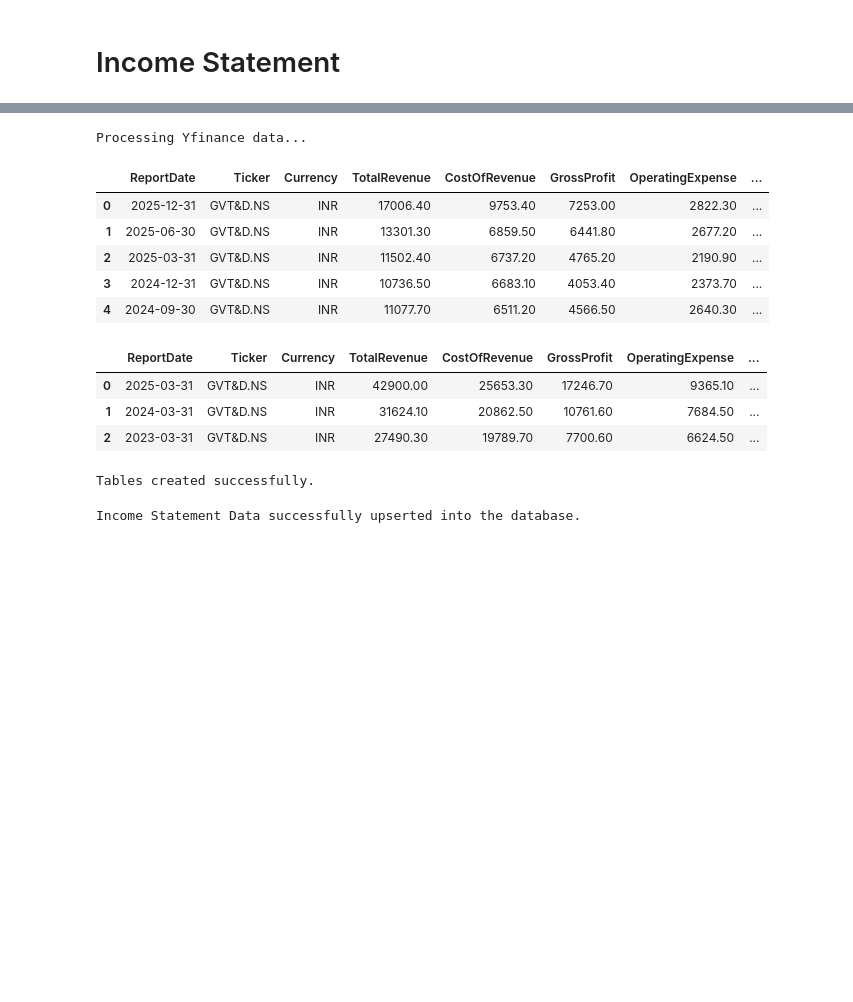
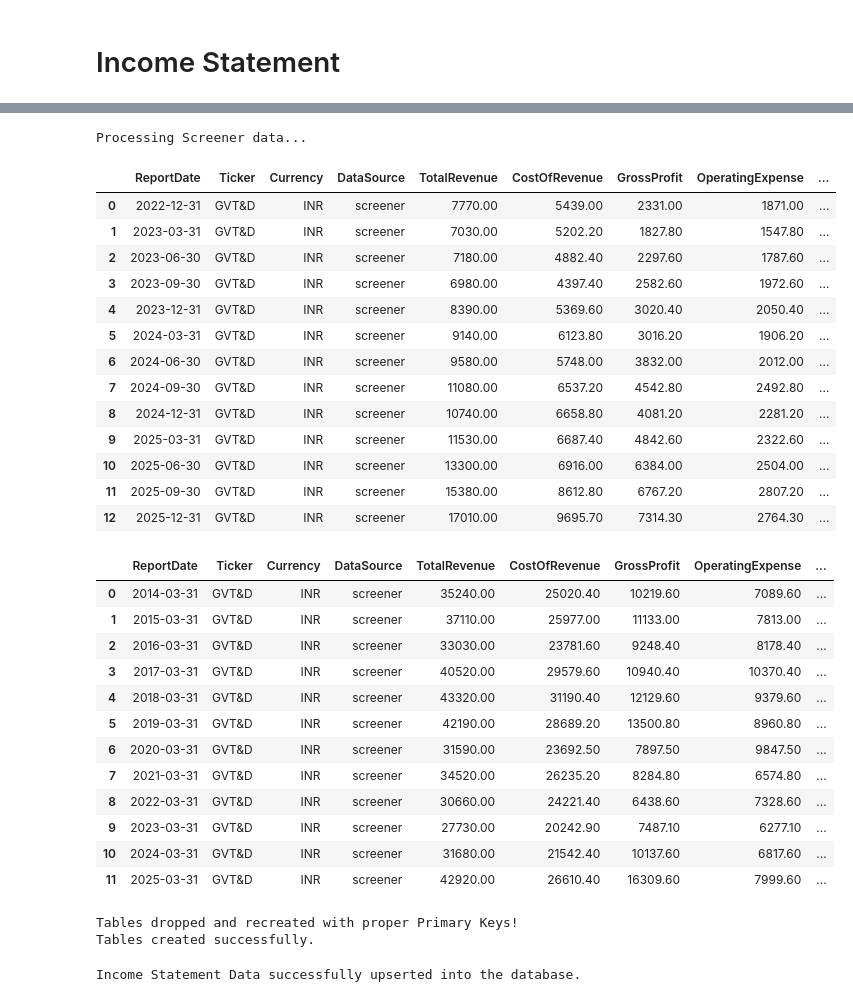
Before and after one commit to ashishmaharana188/financial_ETL_project, a Jupyter notebook: statementScrape.ipynb, the cells around one changed output, grey strips where cells are left out. Cells and saved outputs as stored; diff of their text form; code cells hidden in the pictures; blank space fills up the shorter version.

```diff
--- a/statementScrape.ipynb
+++ b/statementScrape.ipynb
@@ -19,7 +19,7 @@ API_KEY = "V6FLFA1K7ECKP0RK"
 #disable certificate warnings
 urllib3.disable_warnings(urllib3.exceptions.InsecureRequestWarning)
 
-tickerName = yf.Ticker("GVT&D.NS") #MSFT #HINDCOPPER #PLTR
+tickerName = yf.Ticker("GVT&D") #MSFT #GVT&D #PLTR
 pd.set_option('display.float_format', lambda x: '%.2f' % x)
 # %%
 CACHE_DIR = "offline_statements"
@@ -337,5 +322,5 @@ def get_screener_financials(ticker, report_type="yearly"):
 if not use_yfinance and not alpha_vantage:
   dfIncomeStatementQ = pd.DataFrame(get_screener_financials(tickerName.ticker, report_type='quarterly'))
   dfIncomeStatementY = pd.DataFrame(get_screener_financials(tickerName.ticker, report_type='yearly'))
-  display(dfIncomeStatementQ)
+  display(dfIncomeStatementQ.index)
   display(dfIncomeStatementY.index)
@@ -475,7 +478,7 @@ def clean_financial_dataframe(df):
     return df.replace(r'[%,+]', '', regex=True).apply(pd.to_numeric, errors='coerce')
 
 
-def format_statement_for_db(df, target_columns, ticker, currency, multiplier=1.0,index_col_name='index', transpose=False):
+def format_statement_for_db(df, target_columns, ticker, currency,data_source, multiplier=1.0,index_col_name='index', transpose=False):
 
     if transpose:
         df = df.T
@@ -499,6 +502,7 @@ def format_statement_for_db(df, target_columns, ticker, currency, multiplier=1.0
     # Insert Ticker at the beginning
     clean_df.insert(1, 'Ticker', ticker)
     clean_df.insert(2, 'Currency', currency)
+    clean_df.insert(3, 'DataSource', data_source)
 
     return clean_df
 
@@ -550,7 +554,7 @@ def convert_screener_percentages_to_absolute(df_screener_is):
             df_screener_is.loc['OtherCost'] = sales * (df_screener_is.loc['OtherCost'].fillna(0) / 100)
 
     # 2. Tax Item (Base = Profit before tax)
-    if 'Profit before tax' in df_screener_is.index and 'Tax' in df_screener_is.index:
+    if 'ProfitBeforeTax' in df_screener_is.index and 'Tax' in df_screener_is.index:
         pbt = df_screener_is.loc['ProfitBeforeTax'].fillna(0)
         df_screener_is.loc['Tax'] = pbt * (df_screener_is.loc['Tax'].fillna(0) / 100)
 
@@ -851,19 +714,19 @@ if alpha_vantage:
 
     #rename av columns to uniform ittleson columns
     dfIncomeStatementQ = format_statement_for_db(
-        dfIncomeStatementQ, ittelson_income_statement_columns,tickerName.ticker,currency=stmt_currency, multiplier=stmt_multiplier,transpose=True)
+        dfIncomeStatementQ, ittelson_income_statement_columns,tickerName.ticker,currency=stmt_currency,data_source='vantage', multiplier=stmt_multiplier,transpose=True)
     dfIncomeStatementY = format_statement_for_db(
-        dfIncomeStatementY, ittelson_income_statement_columns,tickerName.ticker,currency=stmt_currency, multiplier=stmt_multiplier,transpose=True)
+        dfIncomeStatementY, ittelson_income_statement_columns,tickerName.ticker,currency=stmt_currency,data_source='vantage', multiplier=stmt_multiplier,transpose=True)
     display(dfIncomeStatementQ)
 
     #Filter, reset and rename fisacalDate column, add ticker column, replace none and change data types from string to numeric
     clean_quarterly_income_statement = format_statement_for_db(
-        dfIncomeStatementQ, ittelson_income_statement_columns,tickerName.ticker,currency=stmt_currency,multiplier=stmt_multiplier, transpose=True)
+        dfIncomeStatementQ, ittelson_income_statement_columns,tickerName.ticker,currency=stmt_currency,data_source='vantage',multiplier=stmt_multiplier, transpose=True)
     clean_quarterly_income_statement = clean_quarterly_income_statement.replace('None',np.nan)
     display(clean_quarterly_income_statement)
 
     clean_yearly_income_statement = format_statement_for_db(
-        dfIncomeStatementY, ittelson_income_statement_columns,tickerName.ticker,currency=stmt_currency,multiplier=stmt_multiplier,transpose=False)
+        dfIncomeStatementY, ittelson_income_statement_columns,tickerName.ticker,currency=stmt_currency,data_source='vantage',multiplier=stmt_multiplier,transpose=False)
     clean_yearly_income_statement = clean_yearly_income_statement.replace('None',np.nan)
     display(clean_yearly_income_statement)
 
@@ -879,55 +742,74 @@ elif use_yfinance:
 
     dfIncomeStatementQ_calc = apply_income_statement_fallbacks(df_normalize_Q, ittelson_income_statement_columns)
     dfIncomeStatementY_calc = apply_income_statement_fallbacks(df_normalize_Y, ittelson_income_statement_columns)
 
     # Yfinance needs .T because metrics are the index, we want dates as the index
     clean_quarterly_income_statement = format_statement_for_db(
-        dfIncomeStatementQ_calc, ittelson_income_statement_columns,tickerName.ticker,currency=stmt_currency,multiplier=stmt_multiplier,transpose=True)
+        dfIncomeStatementQ_calc, ittelson_income_statement_columns,tickerName.ticker,currency=stmt_currency,data_source='yfinance',multiplier=stmt_multiplier,transpose=True)
     display(clean_quarterly_income_statement)
 
     clean_yearly_income_statement = format_statement_for_db(
-        dfIncomeStatementY_calc, ittelson_income_statement_columns,tickerName.ticker,currency=stmt_currency,multiplier=stmt_multiplier, transpose=True)
+        dfIncomeStatementY_calc, ittelson_income_statement_columns,tickerName.ticker,currency=stmt_currency,data_source='yfinance',multiplier=stmt_multiplier, transpose=True)
     display(clean_yearly_income_statement)
 else:
     print("Processing Screener data...")
 
     stmt_currency = 'INR'
     stmt_multiplier = 10.0
 
     #include extra keys with normalization for further calulation - keys will be dropped at format_statement_for_db call
 
     df_normalize_Q = map_statement_via_dictionary(dfIncomeStatementQ, normalized_is_synonym_map, keys_to_fetch)
     df_normalize_Y = map_statement_via_dictionary(dfIncomeStatementY, normalized_is_synonym_map, keys_to_fetch).iloc[:,:-1]
 
     dfIncomeStatementQ_calc = apply_income_statement_fallbacks(df_normalize_Q, ittelson_income_statement_columns)
     clean_quarterly_income_statement = format_statement_for_db(
-        dfIncomeStatementQ_calc, ittelson_income_statement_columns,tickerName.ticker,currency=stmt_currency,multiplier=stmt_multiplier, transpose=True)
+        dfIncomeStatementQ_calc, ittelson_income_statement_columns,tickerName.ticker,currency=stmt_currency,data_source='screener',multiplier=stmt_multiplier, transpose=True)
     display(clean_quarterly_income_statement)
 
     dfIncomeStatementY_calc = apply_income_statement_fallbacks(df_normalize_Y, ittelson_income_statement_columns)
     clean_yearly_income_statement = format_statement_for_db(
-        dfIncomeStatementY_calc, ittelson_income_statement_columns, tickerName.ticker,currency=stmt_currency, multiplier=stmt_multiplier,transpose=True
+        dfIncomeStatementY_calc, ittelson_income_statement_columns, tickerName.ticker,currency=stmt_currency,data_source='screener', multiplier=stmt_multiplier,transpose=True
         )
     display(clean_yearly_income_statement)
 # %% [output]
-Processing Yfinance data...
+Processing Screener data...
-|  | ReportDate | Ticker | Currency | TotalRevenue | CostOfRevenue | GrossProfit | OperatingExpense | ... |
-| 0 | 2025-12-31 | GVT&D.NS | INR | 17006.40 | 9753.40 | 7253.00 | 2822.30 | ... |
-| 1 | 2025-06-30 | GVT&D.NS | INR | 13301.30 | 6859.50 | 6441.80 | 2677.20 | ... |
-| 2 | 2025-03-31 | GVT&D.NS | INR | 11502.40 | 6737.20 | 4765.20 | 2190.90 | ... |
-| 3 | 2024-12-31 | GVT&D.NS | INR | 10736.50 | 6683.10 | 4053.40 | 2373.70 | ... |
-| 4 | 2024-09-30 | GVT&D.NS | INR | 11077.70 | 6511.20 | 4566.50 | 2640.30 | ... |
+|  | ReportDate | Ticker | Currency | DataSource | TotalRevenue | CostOfRevenue | GrossProfit | OperatingExpense | ... |
+| 0 | 2022-12-31 | GVT&D | INR | screener | 7770.00 | 5439.00 | 2331.00 | 1871.00 | ... |
+| 1 | 2023-03-31 | GVT&D | INR | screener | 7030.00 | 5202.20 | 1827.80 | 1547.80 | ... |
+| 2 | 2023-06-30 | GVT&D | INR | screener | 7180.00 | 4882.40 | 2297.60 | 1787.60 | ... |
+| 3 | 2023-09-30 | GVT&D | INR | screener | 6980.00 | 4397.40 | 2582.60 | 1972.60 | ... |
+| 4 | 2023-12-31 | GVT&D | INR | screener | 8390.00 | 5369.60 | 3020.40 | 2050.40 | ... |
+| 5 | 2024-03-31 | GVT&D | INR | screener | 9140.00 | 6123.80 | 3016.20 | 1906.20 | ... |
+| 6 | 2024-06-30 | GVT&D | INR | screener | 9580.00 | 5748.00 | 3832.00 | 2012.00 | ... |
+| 7 | 2024-09-30 | GVT&D | INR | screener | 11080.00 | 6537.20 | 4542.80 | 2492.80 | ... |
+| 8 | 2024-12-31 | GVT&D | INR | screener | 10740.00 | 6658.80 | 4081.20 | 2281.20 | ... |
+| 9 | 2025-03-31 | GVT&D | INR | screener | 11530.00 | 6687.40 | 4842.60 | 2322.60 | ... |
+| 10 | 2025-06-30 | GVT&D | INR | screener | 13300.00 | 6916.00 | 6384.00 | 2504.00 | ... |
+| 11 | 2025-09-30 | GVT&D | INR | screener | 15380.00 | 8612.80 | 6767.20 | 2807.20 | ... |
+| 12 | 2025-12-31 | GVT&D | INR | screener | 17010.00 | 9695.70 | 7314.30 | 2764.30 | ... |
-|  | ReportDate | Ticker | Currency | TotalRevenue | CostOfRevenue | GrossProfit | OperatingExpense | ... |
-| 0 | 2025-03-31 | GVT&D.NS | INR | 42900.00 | 25653.30 | 17246.70 | 9365.10 | ... |
-| 1 | 2024-03-31 | GVT&D.NS | INR | 31624.10 | 20862.50 | 10761.60 | 7684.50 | ... |
-| 2 | 2023-03-31 | GVT&D.NS | INR | 27490.30 | 19789.70 | 7700.60 | 6624.50 | ... |
+|  | ReportDate | Ticker | Currency | DataSource | TotalRevenue | CostOfRevenue | GrossProfit | OperatingExpense | ... |
+| 0 | 2014-03-31 | GVT&D | INR | screener | 35240.00 | 25020.40 | 10219.60 | 7089.60 | ... |
+| 1 | 2015-03-31 | GVT&D | INR | screener | 37110.00 | 25977.00 | 11133.00 | 7813.00 | ... |
+| 2 | 2016-03-31 | GVT&D | INR | screener | 33030.00 | 23781.60 | 9248.40 | 8178.40 | ... |
+| 3 | 2017-03-31 | GVT&D | INR | screener | 40520.00 | 29579.60 | 10940.40 | 10370.40 | ... |
+| 4 | 2018-03-31 | GVT&D | INR | screener | 43320.00 | 31190.40 | 12129.60 | 9379.60 | ... |
+| 5 | 2019-03-31 | GVT&D | INR | screener | 42190.00 | 28689.20 | 13500.80 | 8960.80 | ... |
+| 6 | 2020-03-31 | GVT&D | INR | screener | 31590.00 | 23692.50 | 7897.50 | 9847.50 | ... |
+| 7 | 2021-03-31 | GVT&D | INR | screener | 34520.00 | 26235.20 | 8284.80 | 6574.80 | ... |
+| 8 | 2022-03-31 | GVT&D | INR | screener | 30660.00 | 24221.40 | 6438.60 | 7328.60 | ... |
+| 9 | 2023-03-31 | GVT&D | INR | screener | 27730.00 | 20242.90 | 7487.10 | 6277.10 | ... |
+| 10 | 2024-03-31 | GVT&D | INR | screener | 31680.00 | 21542.40 | 10137.60 | 6817.60 | ... |
+| 11 | 2025-03-31 | GVT&D | INR | screener | 42920.00 | 26610.40 | 16309.60 | 7999.60 | ... |
 # %%
+
 metadata = MetaData(schema='public')
 metadata.create_all(engine)
 
 #Define the architecture
 quarterly_income_statement = Table(
     'quarterly_income_statement', metadata,
+    Column('DataSource', String(50)),
     Column('Ticker', String(50), primary_key=True),
     Column('ReportDate', Date, primary_key=True),
     Column('Currency', String(10)),
@@ -943,9 +825,11 @@ quarterly_income_statement = Table(
 #Define the architecture
 yearly_income_statement = Table(
     'yearly_income_statement', metadata,
+    Column('DataSource', String(50)),
     Column('Ticker', String(50), primary_key=True),
     Column('ReportDate', Date, primary_key=True),
     Column('Currency', String(10)),
+    Column('IsValid', Boolean),
     Column('TotalRevenue', Numeric),
     Column('CostOfRevenue', Numeric),
     Column('GrossProfit', Numeric),
@@ -969,6 +853,7 @@ yearly_income_statement = Table(
 
 print("Tables created successfully.")
 # %% [output]
+Tables dropped and recreated with proper Primary Keys!
 Tables created successfully.
 # %%
 
```
Also changed, not shown: parts of 28 cells of this notebook.
